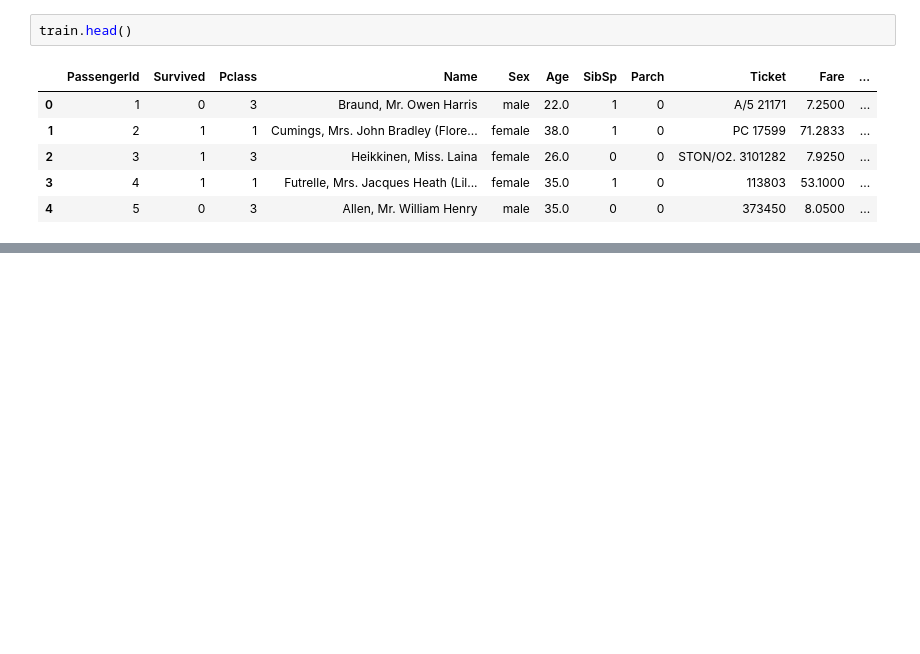
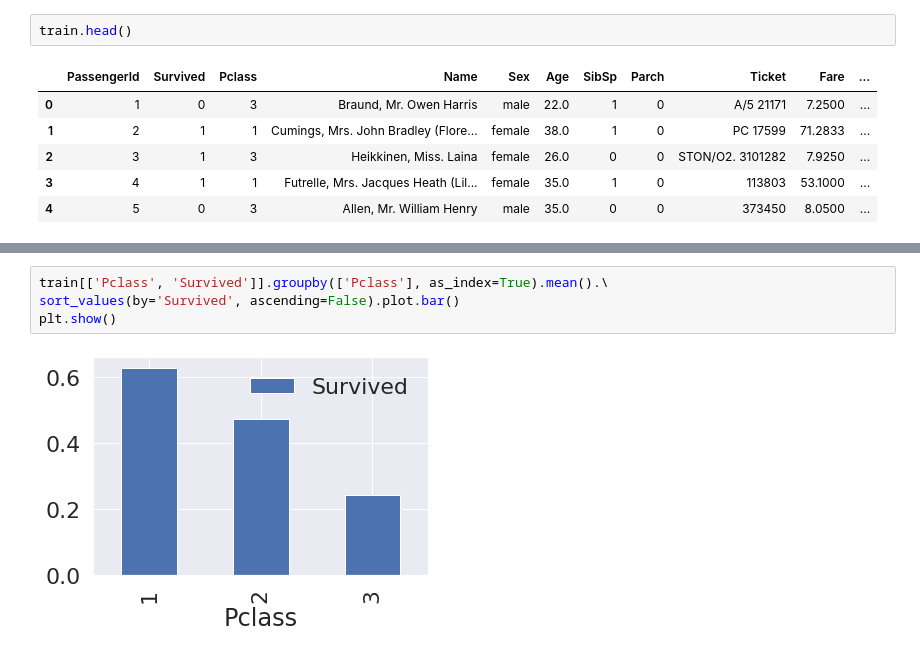
Before and after one commit to HyunJun37/Kaggle_Titanic, a Jupyter notebook: titanic-first-try.ipynb, the cells around one changed output, grey strips where cells are left out. Drawn from its saved outputs; the diff is of its cells as text; blank space fills up the shorter version.

```diff
--- a/titanic-first-try.ipynb
+++ b/titanic-first-try.ipynb
@@ -236,0 +112,6 @@ dataset["Age"].isnull().sum()
+# %%
+train[['Pclass', 'Survived']].groupby(['Pclass'], as_index=True).mean().\
+sort_values(by='Survived', ascending=False).plot.bar()
+plt.show()
+# %% [output]
+[figure, added]
```
Also changed, not shown: parts of 128 cells of this notebook.
